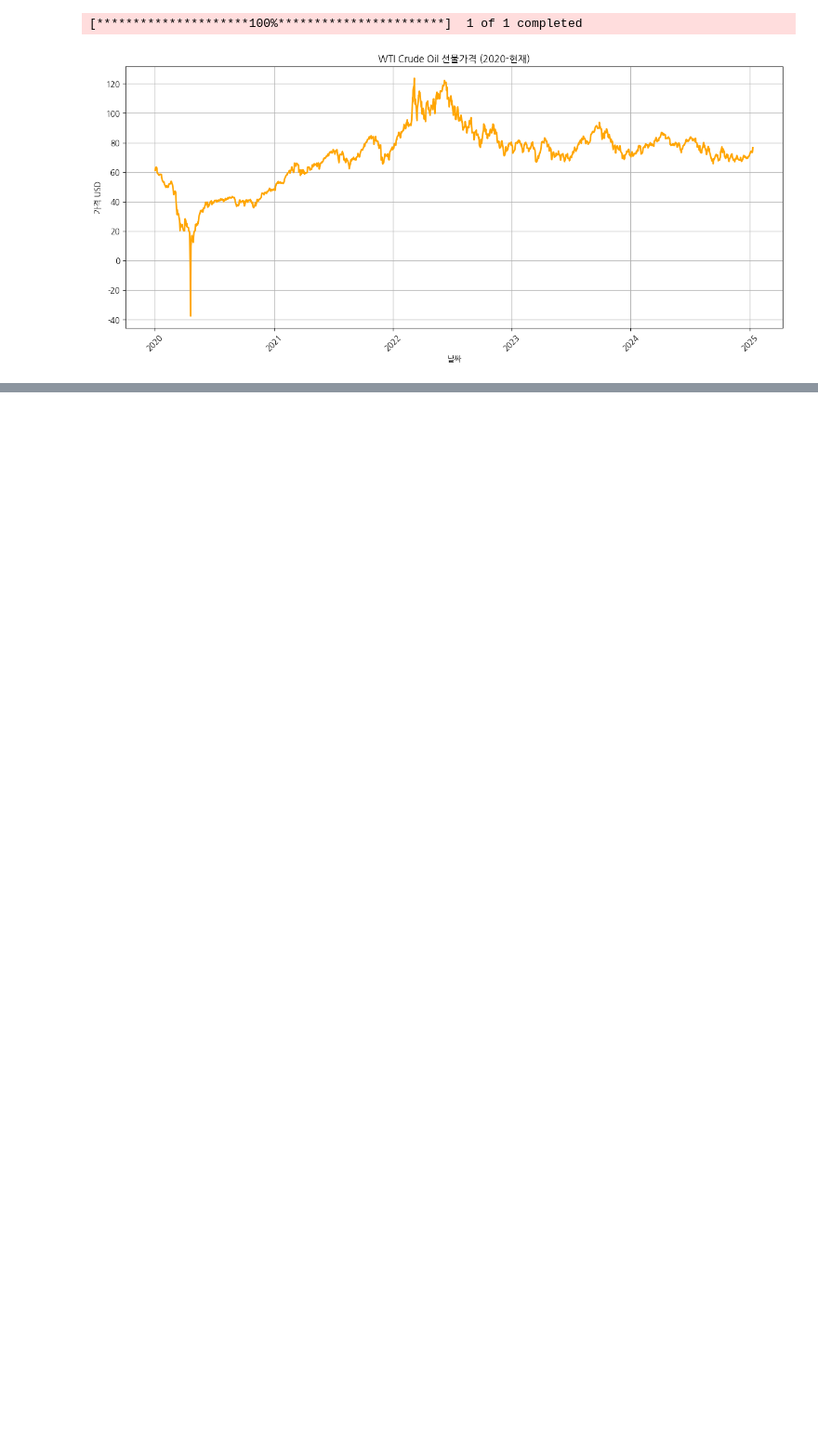
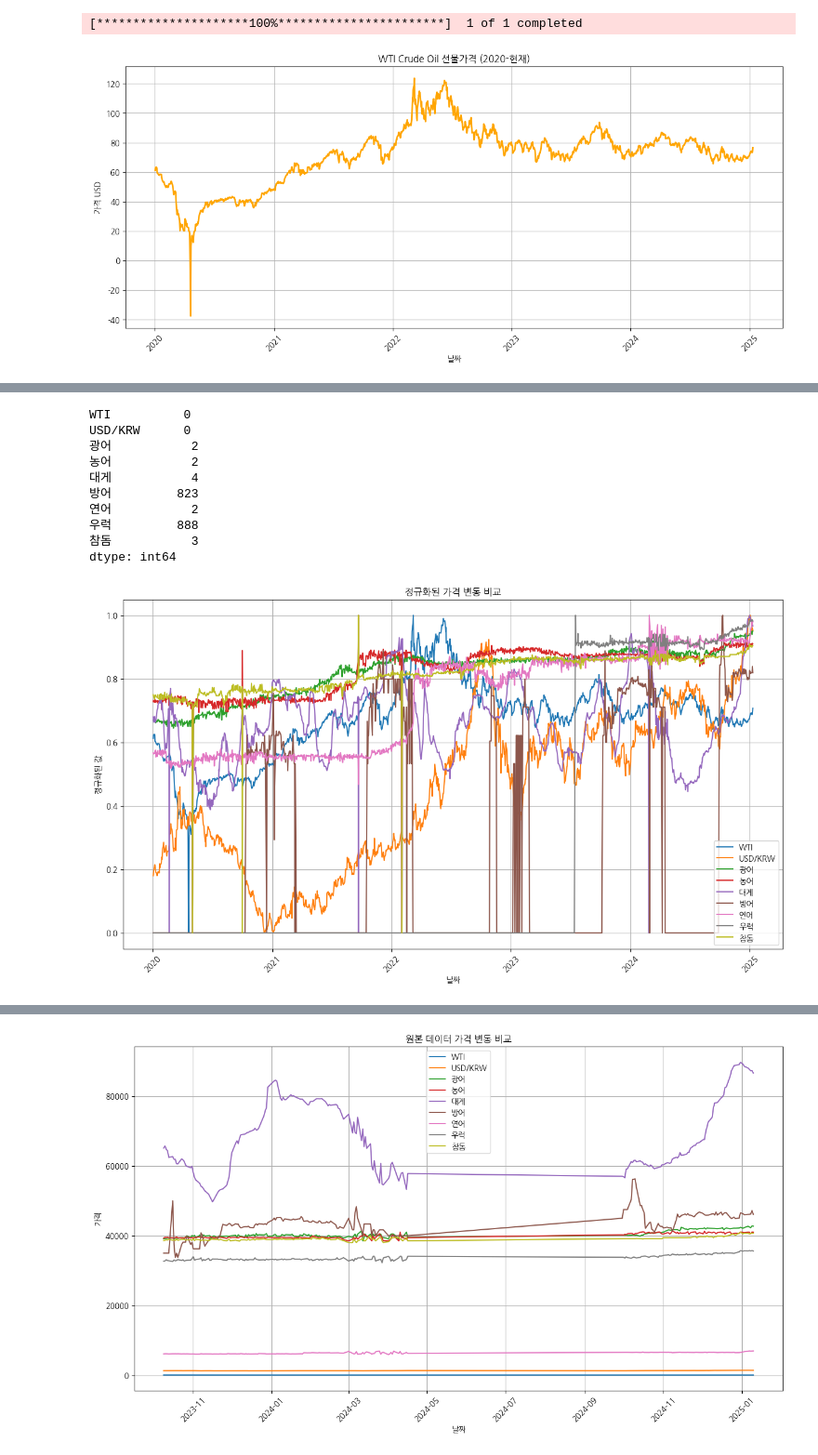
Before and after one commit to vhf1030/Pisces, a Jupyter notebook: notebooks/economic_data.ipynb, the cells around one changed output, grey strips where cells are left out. Shown at 93% size. Cells and saved outputs as stored; diff of their text form; code cells hidden in the pictures; blank space fills up the shorter version.

```diff
--- a/notebooks/economic_data.ipynb
+++ b/notebooks/economic_data.ipynb
@@ -100,0 +87,73 @@ Index: []
+# %%
+# Load item price data
+file_path = '../data/raw/ikh_item_price_2025-01-15.csv'
+price_df = pd.read_csv(file_path)
+price_df['priceDate'] = pd.to_datetime(price_df['priceDate'], errors='coerce')
+
+# Filter item price data and group by date and item for average price
+item_avg_prices = price_df.groupby(['priceDate', 'item'])['avgPrice'].mean().unstack()
+
+
+# 데이터를 1차원 Series로 변환
+aligned_data = pd.DataFrame({
+    'WTI': oil_data['Close'].squeeze(),  # 2D인 경우 1D로 변환
+    'USD/KRW': krw_usd['Close'].squeeze()  # 2D인 경우 1D로 변환
+}, index=oil_data.index)
+
+aligned_data = aligned_data.merge(item_avg_prices, how='inner', left_index=True, right_index=True)
+
+print(aligned_data.isnull().sum())
+# 결측값을 0으로 채우기
+aligned_data = aligned_data.fillna(0)
+
+# 데이터를 비교하기 위해 정규화
+normalized_data = aligned_data.apply(lambda x: (x - x.min()) / (x.max() - x.min()))
+
+# 데이터 시각화
+plt.figure(figsize=(15, 8))
+for column in normalized_data.columns:
+    plt.plot(normalized_data.index, normalized_data[column], label=column)
+plt.title('정규화된 가격 변동 비교')
+plt.xlabel('날짜')
+plt.ylabel('정규화된 값')
+plt.legend()
+plt.grid(True)
+plt.xticks(rotation=45)
+plt.show()
+
+# Pearson 상관계수를 계산 (WTI 및 USD/KRW와 비교)
+# raw_data = aligned_data.dropna()  # 결측값 제거
+correlations = {}
+for item in item_avg_prices.columns:
+    if item in normalized_data.columns:
+        corr_wti, _ = pearsonr(normalized_data['WTI'], normalized_data[item])
+        corr_usd, _ = pearsonr(normalized_data['USD/KRW'], normalized_data[item])
+        correlations[item] = {'WTI': corr_wti, 'USD/KRW': corr_usd}
+
+# 상관계수 결과 출력
+correlation_df = pd.DataFrame(correlations).T
+print(correlation_df)
+
+# 시각화 (정규화 없이 원본 데이터)
+plt.figure(figsize=(15, 8))
+for column in raw_data.columns:
+    plt.plot(raw_data.index, raw_data[column], label=column)
+plt.title('원본 데이터 가격 변동 비교')
+plt.xlabel('날짜')
+plt.ylabel('가격')
+plt.legend()
+plt.grid(True)
+plt.xticks(rotation=45)
+plt.show()
+# %% [output]
+WTI          0
+USD/KRW      0
+광어           2
+농어           2
+대게           4
+방어         823
+연어           2
+우럭         888
+참돔           3
+dtype: int64
+[figure, added]
@@ -100,0 +168 @@ Index: []
+[figure, added]
```
Also changed, not shown: parts of 6 cells of this notebook, 2 other files.
